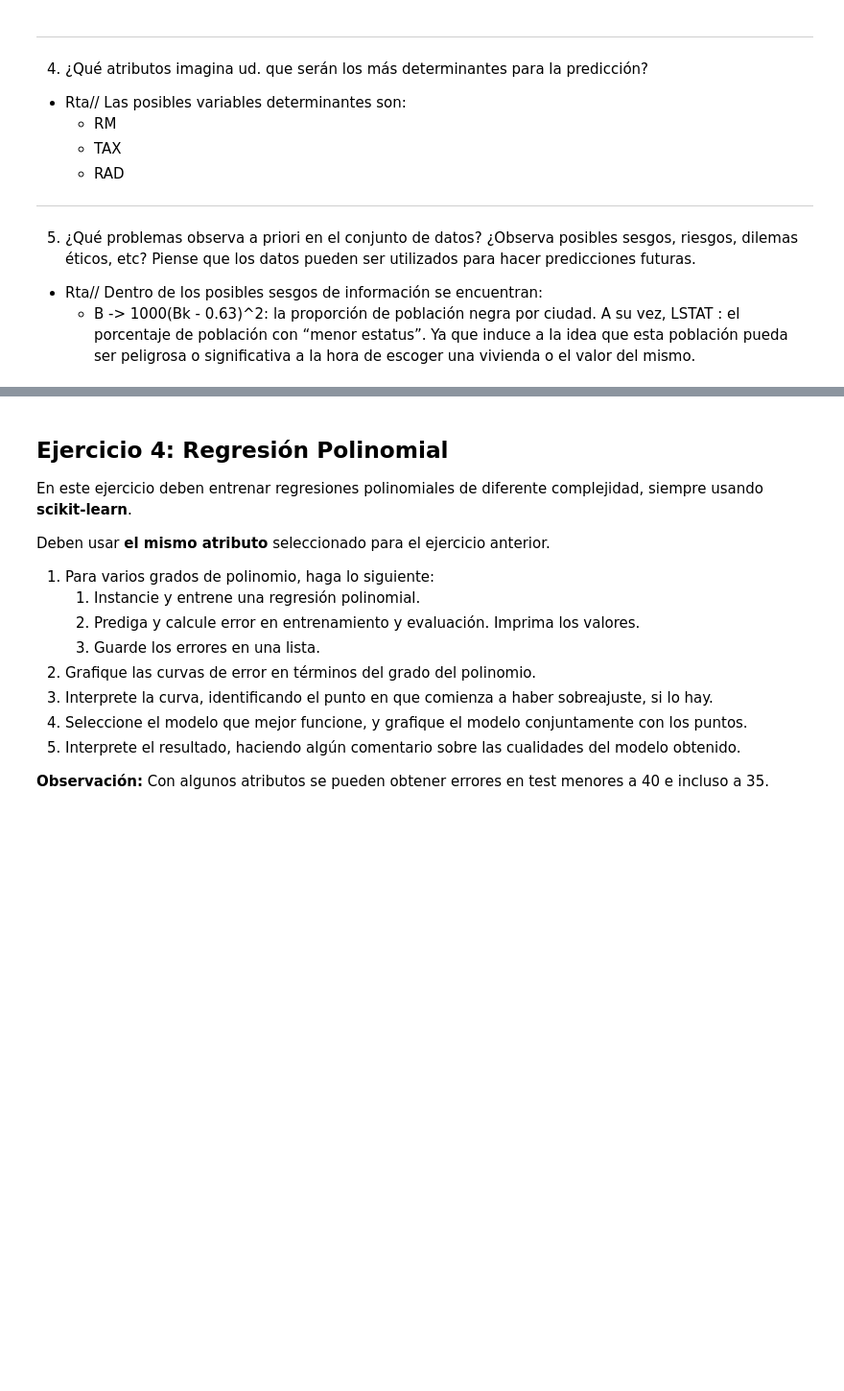
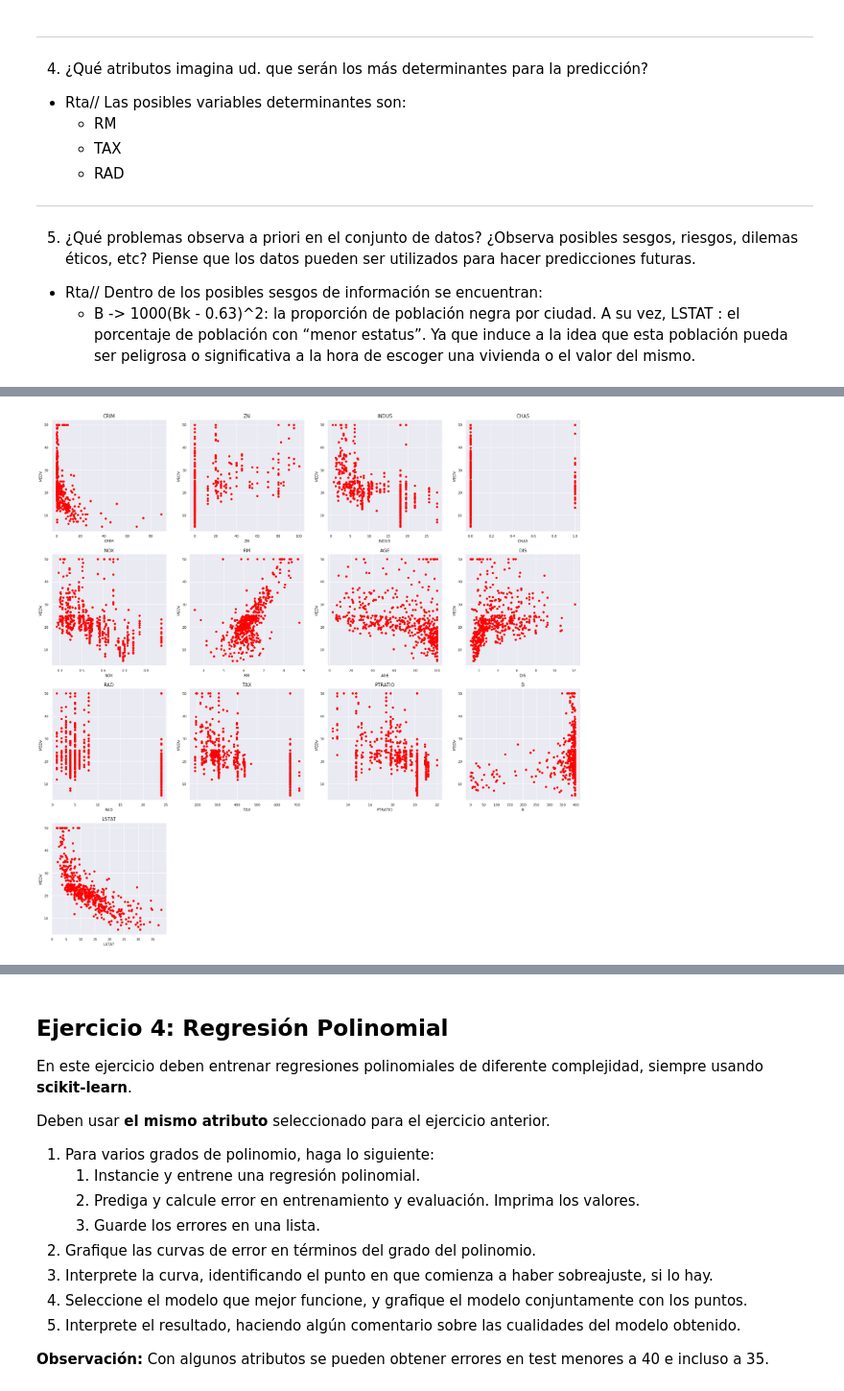
Before and after one commit to Grupo242022/Intro_AA, a Jupyter notebook: Rta_Lab1.ipynb, the cells around one changed output, grey strips where cells are left out. Shown: that part at 96% size. Cells and saved outputs as stored; diff of their text form; code cells hidden in the pictures; blank space fills up the shorter version.

```diff
--- a/Rta_Lab1.ipynb
+++ b/Rta_Lab1.ipynb
@@ -28,9 +28,17 @@ Luego, entrenarán y evaluarán diferentes tipos de regresiones, buscando las co
 # %%
 # En primer lugar vamos a importar algunas de las librerías que vamos a utilizar:
 import numpy as np
+import pandas as pd
+
 import matplotlib.pyplot as plt
+import seaborn as sns
+sns.set(rc={'figure.figsize': (8.5,8.5)})
+
 import warnings
 warnings.filterwarnings('ignore')
+
+
+from sklearn import datasets, linear_model
 # %% [markdown]
 ## Carga del Conjunto de Datos
 
@@ -84,3 +91,6 @@ boston['data'].shape, boston['target'].shape
 # %% [output]
 Cantidad de datos:
 ((506, 13), (506,))
+# %%
+df = pd.DataFrame(boston.data, columns=boston.feature_names)
+df.info()
@@ -167,0 +188,15 @@ plt.show()
+# %%
+# Visualización
+
+features = df.columns
+target = boston['target']
+plt.figure(figsize=(30,30))
+for index, feature_name in enumerate(features):
+    # 4 rows of plots, 13/2 == 4 plots per row, index+1 where the plot begins
+    plt.subplot(4,len(features)/3, index+1)
+    plt.scatter(df[feature_name], target, color='red')
+    plt.title(feature_name, fontsize=15)
+    plt.xlabel(feature_name, fontsize=12)
+    plt.ylabel('MEDV', fontsize=12)
+# %% [output]
+[figure, added]
```
Also changed, not shown: parts of 25 cells of this notebook.
